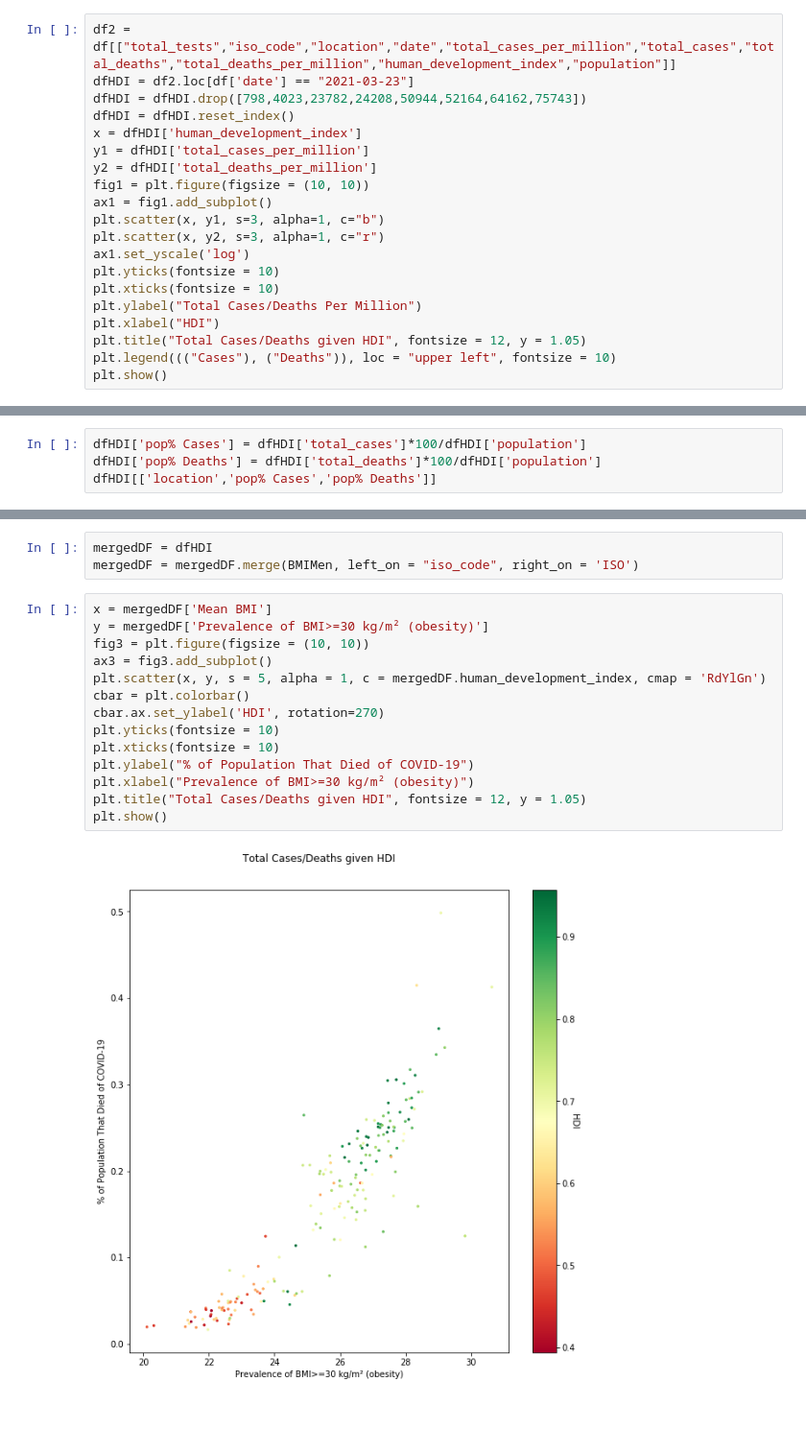
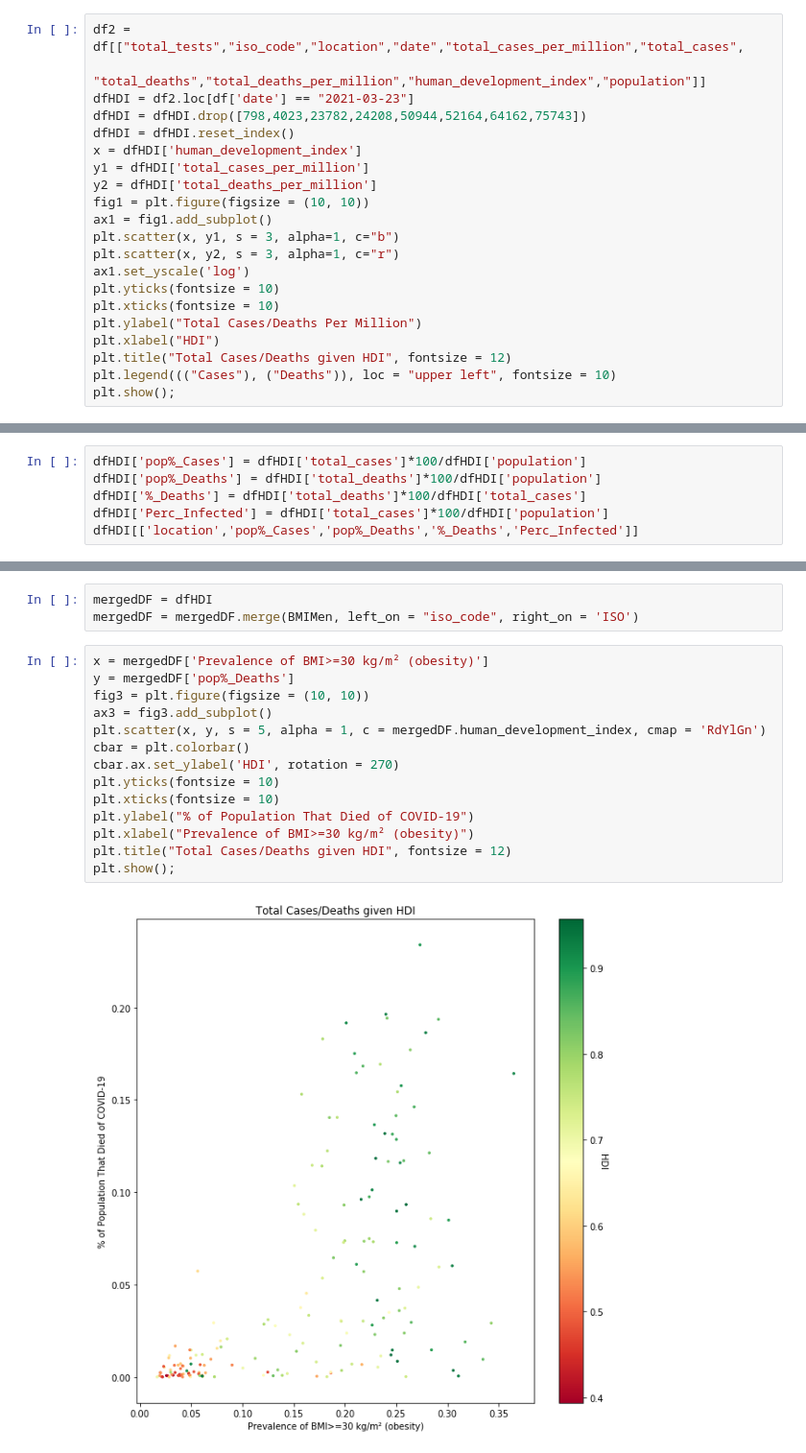
Before and after one commit to hb612/p4_mini_project, a Jupyter notebook: p4_mini_project.ipynb, the cells around one changed output, grey strips where cells are left out. Shown at 96% size. Drawn from its saved outputs; the diff is of its cells as text; blank space fills up the shorter version.

```diff
--- a/p4_mini_project.ipynb
+++ b/p4_mini_project.ipynb
@@ -18,7 +18,8 @@ Introduce plot
 # %%
 df = pd.read_csv("owid-covid-data.csv")
 # %%
-df2 = df[["total_tests","iso_code","location","date","total_cases_per_million","total_cases","total_deaths","total_deaths_per_million","human_development_index","population"]]
+df2 = df[["total_tests","iso_code","location","date","total_cases_per_million","total_cases",
+          "total_deaths","total_deaths_per_million","human_development_index","population"]]
 dfHDI = df2.loc[df['date'] == "2021-03-23"]
 dfHDI = dfHDI.drop([798,4023,23782,24208,50944,52164,64162,75743])
 dfHDI = dfHDI.reset_index()
@@ -27,14 +28,14 @@ y1 = dfHDI['total_cases_per_million']
 y2 = dfHDI['total_deaths_per_million']
 fig1 = plt.figure(figsize = (10, 10))
 ax1 = fig1.add_subplot()
-plt.scatter(x, y1, s=3, alpha=1, c="b")
-plt.scatter(x, y2, s=3, alpha=1, c="r")
+plt.scatter(x, y1, s = 3, alpha=1, c="b")
+plt.scatter(x, y2, s = 3, alpha=1, c="r")
 ax1.set_yscale('log')
 plt.yticks(fontsize = 10)
 plt.xticks(fontsize = 10)
 plt.ylabel("Total Cases/Deaths Per Million")
 plt.xlabel("HDI")
-plt.title("Total Cases/Deaths given HDI", fontsize = 12, y = 1.05)
+plt.title("Total Cases/Deaths given HDI", fontsize = 12)
 plt.legend((("Cases"), ("Deaths")), loc = "upper left", fontsize = 10)
-plt.show()
+plt.show();
 # %% [output]
@@ -44,5 +86,7 @@ Explain flaws and give an overview on how you will challenge them. Add correlati
 # %%
-dfHDI['pop% Cases'] = dfHDI['total_cases']*100/dfHDI['population']
-dfHDI['pop% Deaths'] = dfHDI['total_deaths']*100/dfHDI['population']
-dfHDI[['location','pop% Cases','pop% Deaths']]
+dfHDI['pop%_Cases'] = dfHDI['total_cases']*100/dfHDI['population']
+dfHDI['pop%_Deaths'] = dfHDI['total_deaths']*100/dfHDI['population']
+dfHDI['%_Deaths'] = dfHDI['total_deaths']*100/dfHDI['total_cases']
+dfHDI['Perc_Infected'] = dfHDI['total_cases']*100/dfHDI['population']
+dfHDI[['location','pop%_Cases','pop%_Deaths','%_Deaths','Perc_Infected']]
 # %% [output]
@@ -73,18 +123,18 @@ BMIMen = BMIMen[["ISO", "Mean BMI", "Prevalence of BMI>=30 kg/m² (obesity)", "P
 mergedDF = dfHDI
 mergedDF = mergedDF.merge(BMIMen, left_on = "iso_code", right_on = 'ISO')
 # %%
-x = mergedDF['Mean BMI']
-y = mergedDF['Prevalence of BMI>=30 kg/m² (obesity)']
+x = mergedDF['Prevalence of BMI>=30 kg/m² (obesity)']
+y = mergedDF['pop%_Deaths']
 fig3 = plt.figure(figsize = (10, 10))
 ax3 = fig3.add_subplot()
 plt.scatter(x, y, s = 5, alpha = 1, c = mergedDF.human_development_index, cmap = 'RdYlGn')
 cbar = plt.colorbar()
-cbar.ax.set_ylabel('HDI', rotation=270)
+cbar.ax.set_ylabel('HDI', rotation = 270)
 plt.yticks(fontsize = 10)
 plt.xticks(fontsize = 10)
 plt.ylabel("% of Population That Died of COVID-19")
 plt.xlabel("Prevalence of BMI>=30 kg/m² (obesity)")
-plt.title("Total Cases/Deaths given HDI", fontsize = 12, y = 1.05)
-plt.show()
+plt.title("Total Cases/Deaths given HDI", fontsize = 12)
+plt.show();
 # %% [output]
-[figure, old version]
+[figure, new version]
```
Also changed, not shown: parts of 22 cells of this notebook.
